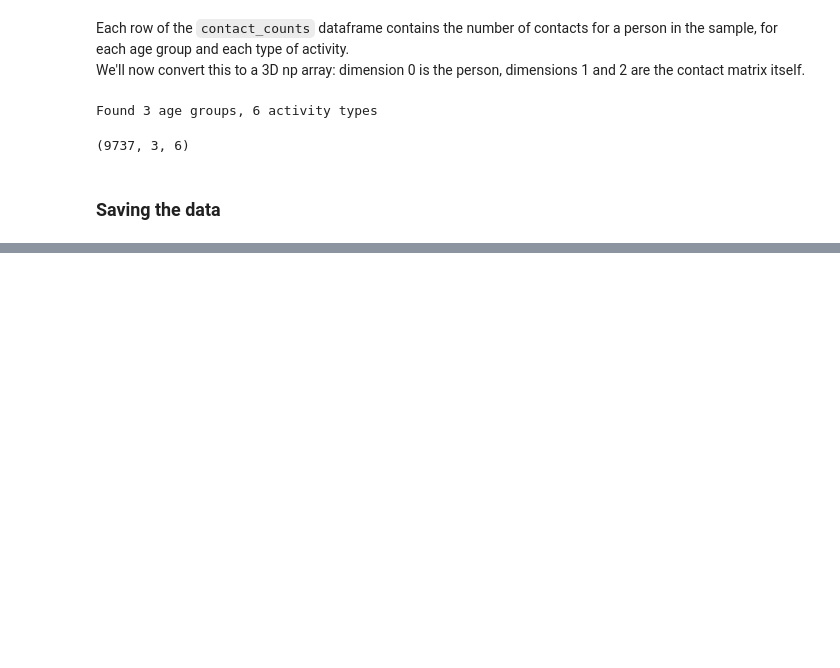
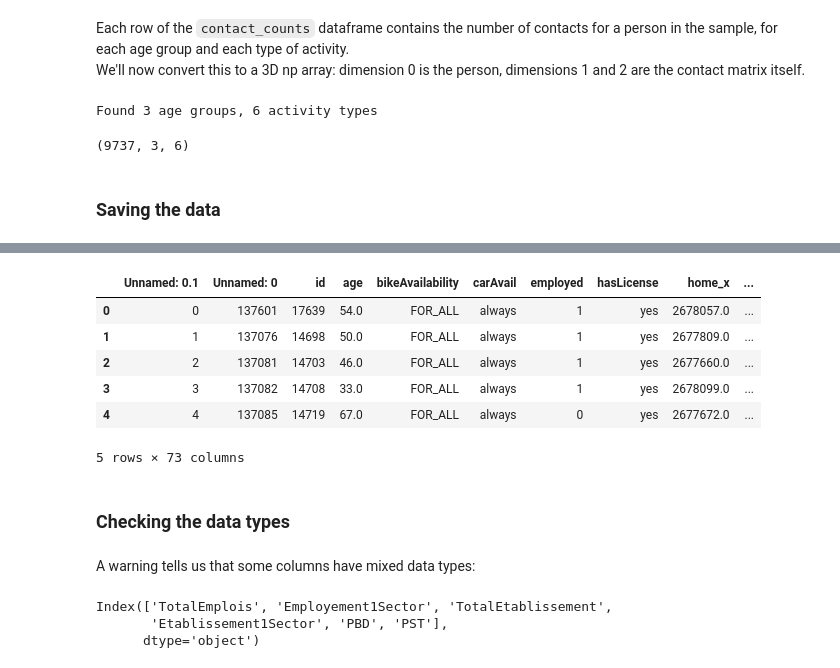
Before and after one commit to dauvillc/covid-19-switzerland, a Jupyter notebook: scripts/contact_matrices.ipynb, the cells around one changed output, grey strips where cells are left out. Saved outputs shown, nothing was run; the diff lists cells and outputs as text; code cells hidden in the pictures; blank space fills up the shorter version.

```diff
--- a/scripts/contact_matrices.ipynb
+++ b/scripts/contact_matrices.ipynb
@@ -376,0 +403,26 @@ np.save('../data/contact_matrices_ids.npy', contact_counts.index.to_numpy())
+# %%
+# Loads the socio-eco data
+wave = 1
+soc_eco_df = pd.read_csv(f'../data/soc_eco_df_infected_muni_wave{wave}.csv')
+soc_eco_df.head()
+# %% [output]
+|  | Unnamed: 0.1 | Unnamed: 0 | id | age | bikeAvailability | carAvail | employed | hasLicense | home_x | ... |
+| 0 | 0 | 137601 | 17639 | 54.0 | FOR_ALL | always | 1 | yes | 2678057.0 | ... |
+| 1 | 1 | 137076 | 14698 | 50.0 | FOR_ALL | always | 1 | yes | 2677809.0 | ... |
+| 2 | 2 | 137081 | 14703 | 46.0 | FOR_ALL | always | 1 | yes | 2677660.0 | ... |
+| 3 | 3 | 137082 | 14708 | 33.0 | FOR_ALL | always | 1 | yes | 2678099.0 | ... |
+| 4 | 4 | 137085 | 14719 | 67.0 | FOR_ALL | always | 0 | yes | 2677672.0 | ... |
+5 rows × 73 columns
+# %% [markdown]
+### Checking the data types
+# %% [markdown]
+A warning tells us that some columns have mixed data types:
+# %%
+# Check the names of the problematic columns
+wrong_cols = [48, 49, 52, 53, 65, 66]
+wrong_cols_names = soc_eco_df.columns[wrong_cols]
+wrong_cols_names
+# %% [output]
+Index(['TotalEmplois', 'Employement1Sector', 'TotalEtablissement',
+       'Etablissement1Sector', 'PBD', 'PST'],
+      dtype='object')
```
Also changed, not shown: parts of 32 cells of this notebook.
